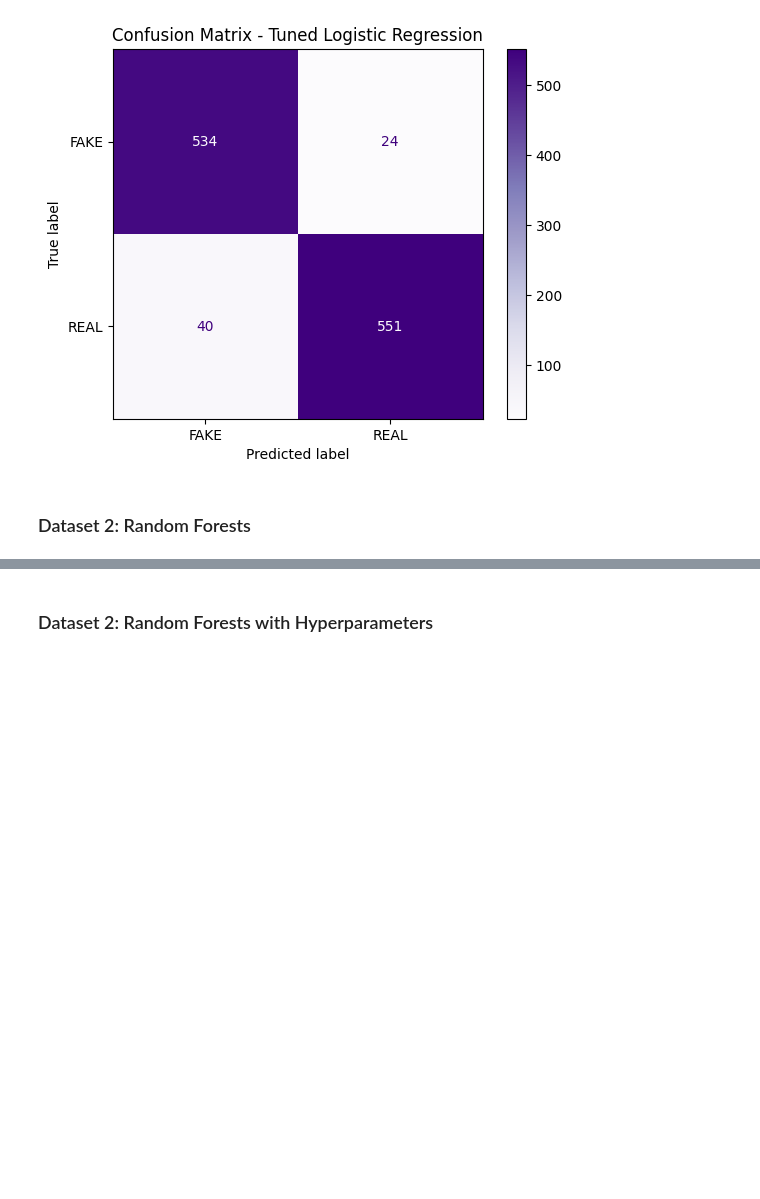
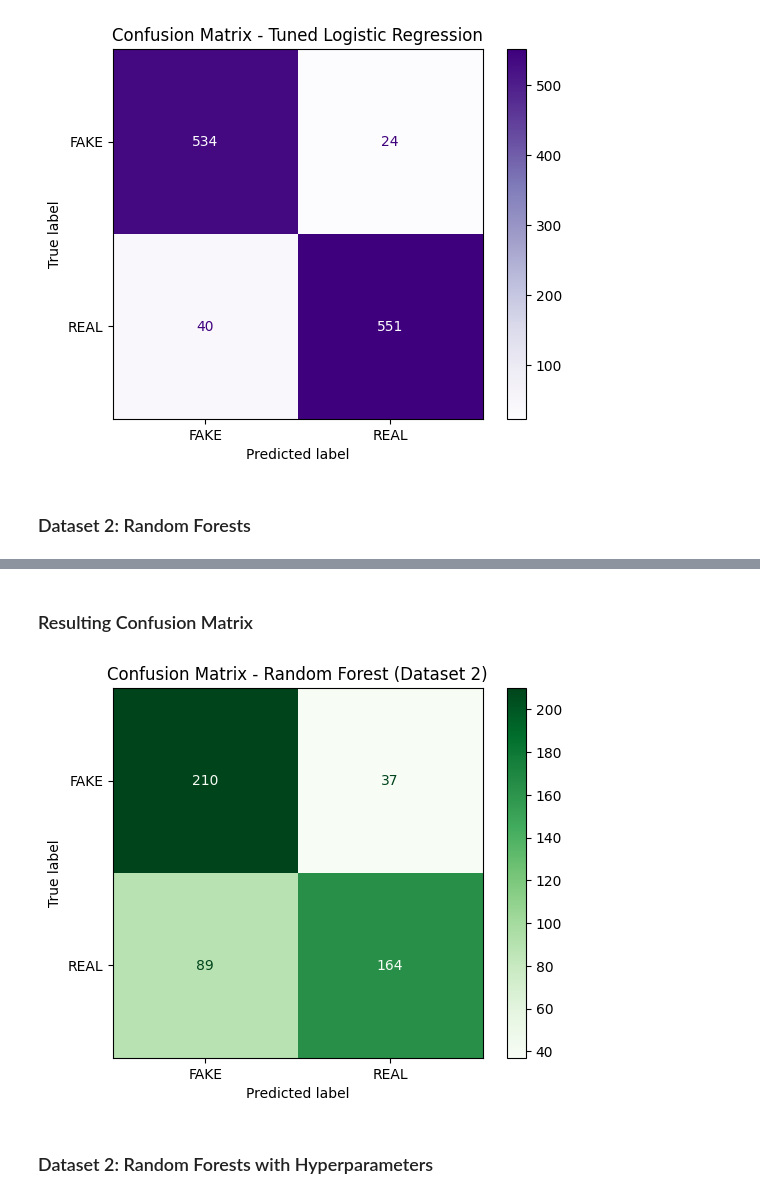
Before and after one commit to milchi03/ML_Project_3, a Jupyter notebook: classic-classifier.ipynb, the cells around one changed output, grey strips where cells are left out. Drawn from its saved outputs; the diff is of its cells as text; code cells hidden in the pictures; blank space fills up the shorter version.

Commit message:
confusion matrix RF dataset 2

```diff
--- a/classic-classifier.ipynb
+++ b/classic-classifier.ipynb
@@ -976,3 +988,16 @@ print("\nRandom Forest Classification Report:\n", classification_report(dataset2
+# %% [markdown]
+### Resulting Confusion Matrix
+# %%
+# generating confusion matrix
+cm_rf2 = confusion_matrix(dataset2_y_test, y_pred)
+
+# displaying confusion matrix
+disp = ConfusionMatrixDisplay(confusion_matrix=cm_rf2, display_labels=['FAKE', 'REAL'])
+disp.plot(cmap='Greens', values_format='d')
+plt.title("Confusion Matrix - Random Forest (Dataset 2)")
+plt.show()
+# %% [output]
+[figure, added]
 # %% [markdown]
 ### Dataset 2: Random Forests with Hyperparameters
 # %%
```
Also changed, not shown: parts of 7 cells of this notebook.
